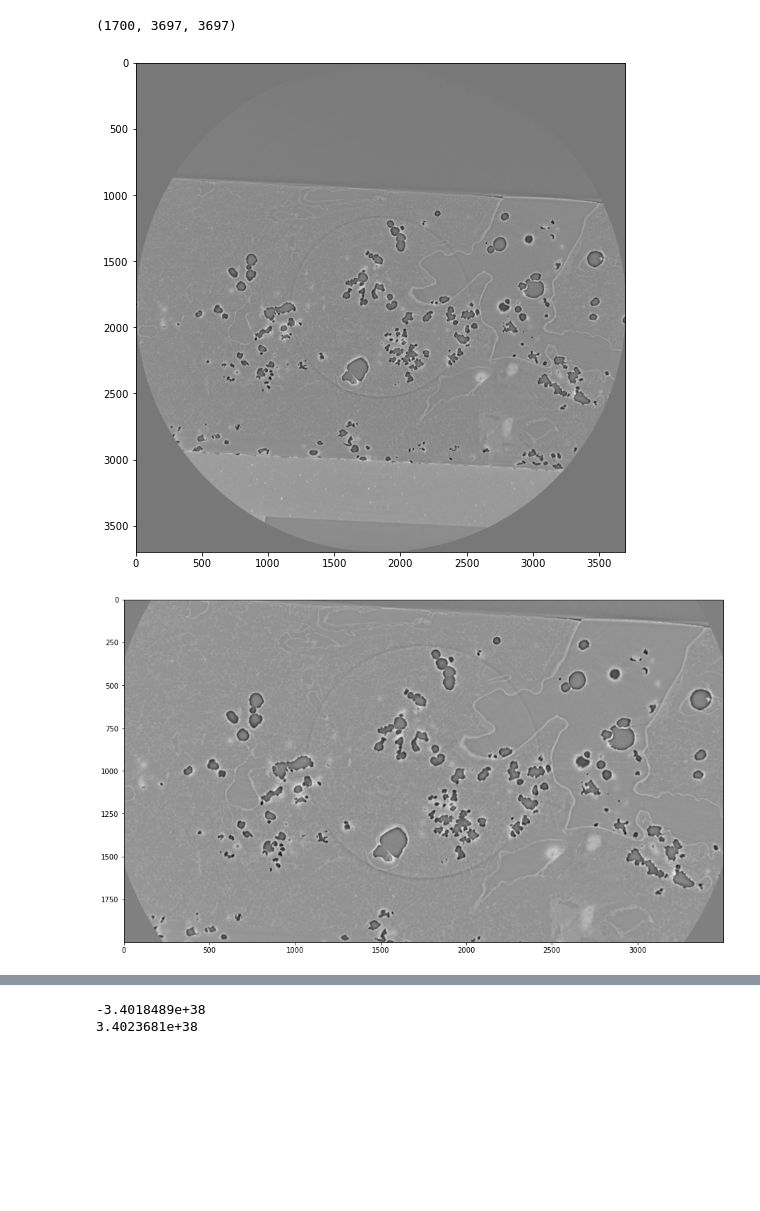
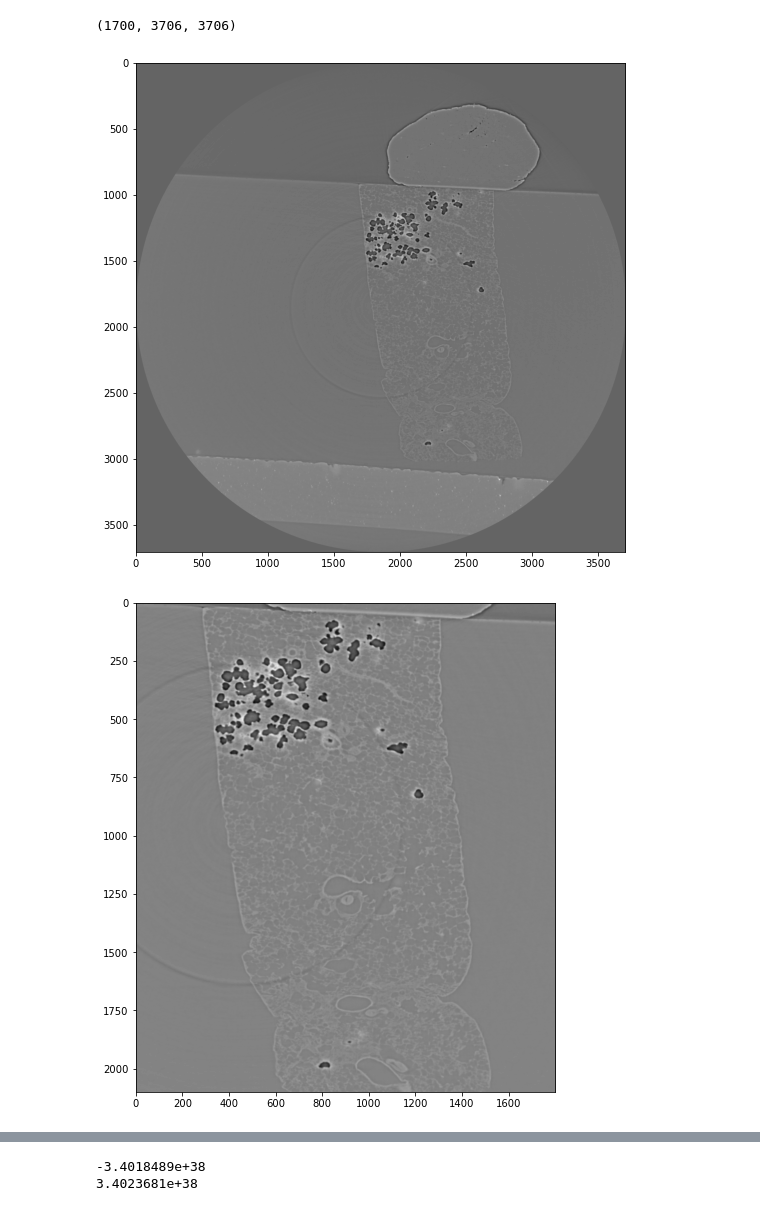
Before and after one commit to mrahmansagar/poreAnalysis, a Jupyter notebook: roi_extraction_all.ipynb, the cells around one changed output, grey strips where cells are left out. Saved outputs shown, nothing was run; the diff lists cells and outputs as text; code cells hidden in the pictures; blank space fills up the shorter version.

Commit message:
for some plots

```diff
--- a/roi_extraction_all.ipynb
+++ b/roi_extraction_all.ipynb
@@ -9,11 +9,11 @@ from tqdm import tqdm
 import tifffile
 # %%
 # Path to the slices
-data_dir = 'D:\sagar\Data\MD_1264_B10_Z3.3mm\slices'
+data_dir = 'E:\sagar\Data\MD_1264_A9_Z0.0mm_Z6.6mm\slices'
 tiffs = os.listdir(data_dir)
 # %%
 # Reading all the slices in a Volume
-vol = np.empty(shape=(1700, 3697, 3697), dtype=np.float32)
+vol = np.empty(shape=(1700, 3706, 3706), dtype=np.float32)
 for i, fname in enumerate(tqdm(tiffs)):
     im = Image.open(os.path.join(data_dir, fname))
     imarray = np.array(im)
@@ -30,21 +30,21 @@ vol = np.asarray(vol)
 # %%
 print(vol.shape)
 # %% [output]
-(1700, 3697, 3697)
+(1700, 3706, 3706)
 # %%
 #Ploting the middle slice
 plt.figure(figsize=(16,9))
 plt.imshow(vol[850, :, :], cmap='gray')
 plt.show()
 # %% [output]
-[figure, old version]
+[figure, new version]
 # %%
 #Ploting the middle slice
 plt.figure(figsize=(16,9))
-plt.imshow(vol[850, 900:3697-797, 100:3697-97], cmap='gray')
+plt.imshow(vol[850, 900:3706-706, 1400:3706-506], cmap='gray')
 plt.show()
 # %% [output]
-[figure, old version]
+[figure, new version]
 # %%
 xdim = vol.shape[1]
 ydim = vol.shape[2]
```
Also changed, not shown: parts of 6 cells of this notebook, 3 other files.
